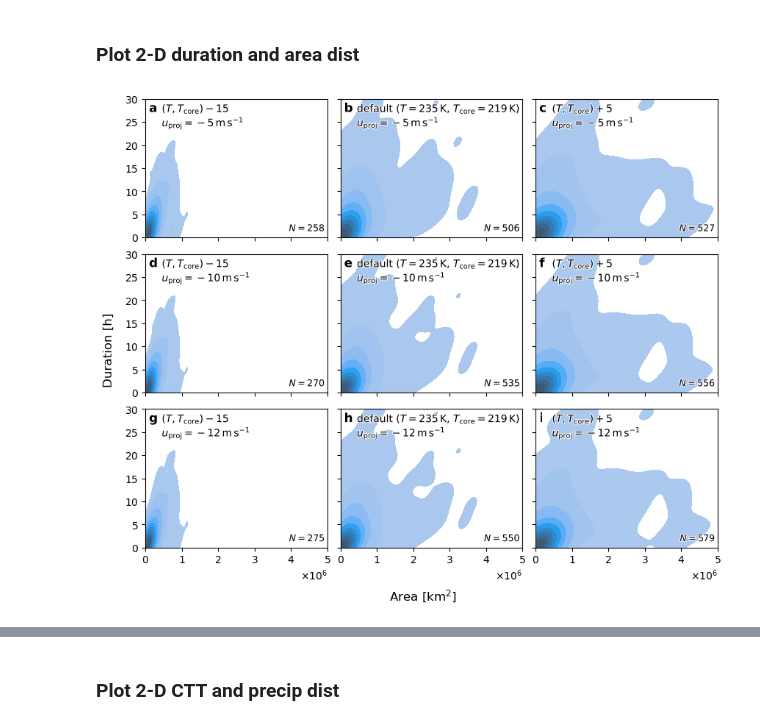
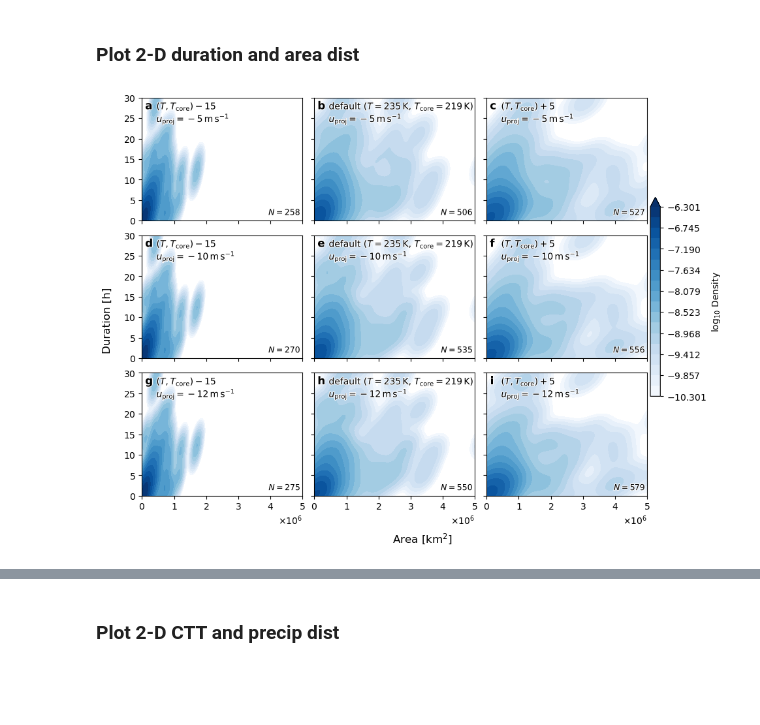
Before and after one commit to knubez/TAMS, a Jupyter notebook: docs/examples/tracking-options.ipynb, the cells around one changed output, grey strips where cells are left out. Saved outputs shown, nothing was run; the diff lists cells and outputs as text; code cells hidden in the pictures; blank space fills up the shorter version.

Commit message:
Shared colorbar in 2-D dist fig

```diff
--- a/docs/examples/tracking-options.ipynb
+++ b/docs/examples/tracking-options.ipynb
@@ -361,7 +362,7 @@ m = len(projs)
 n = 3
 assert m * n == len(cases)
 
-fig, axs = plt.subplots(m, n, figsize=(8.2, 7), sharex=True, sharey=True, constrained_layout=True)
+fig, axs = plt.subplots(m, n, figsize=(9.25, 7), sharex=True, sharey=True, constrained_layout=True)
 
 for a, (key, ce), ax in zip(ascii_lowercase, cases.items(), axs.flat):
     n = ce.mcs_id.nunique()
@@ -371,13 +372,32 @@ for a, (key, ce), ax in zip(ascii_lowercase, cases.items(), axs.flat):
     data = pd.concat([area, dur], axis="columns")
 
     # sns.jointplot(x="area_km2", y="duration_h", kind="kde", joint_kws=dict(fill=True), ax=ax, data=data)
-    sns.kdeplot(x="area_km2", y="duration_h",
-        fill=True,
-        common_norm=True, clip=(0, None), hue_norm=(0, 0.5),
-        ax=ax, data=data,
-    )
+    # sns.kdeplot(x="area_km2", y="duration_h",
+    #     fill=True,
+    #     common_norm=True, clip=(0, None), hue_norm=(0, 0.5),
+    #     ax=ax, data=data,
+    #     cbar=True,
+    # )
     # TODO: ensure same levels?
     # sns.rugplot(x="area_km2", y="duration_h", ax=ax, data=data)
+
+    # Manual KDE
+    kde = gaussian_kde(np.column_stack((data["area_km2"], data["duration_h"])).T)
+    X, Y = np.mgrid[0:5e6:100j, 0:30:100j]
+    pos = np.column_stack((X.ravel(), Y.ravel())).T
+    Z = np.reshape(kde(pos).T, X.shape)
+    im = ax.contourf(
+        X, Y,
+        # Z,
+        np.log10(np.where(Z > 0, Z, np.nan)),
+        # levels=np.linspace(0.005e-7, 4.5e-7, 9),
+        # levels=np.r_[0.001, 0.005, 0.05, 0.5, 1, 2, 3, 4, 5] * 1e-7,
+        # levels=np.linspace(0.005e-7, 4.5e-7, 30),
+        # levels=np.power(10, np.linspace(np.log10(5e-11), np.log10(5e-7), 30)), norm=mpl.colors.LogNorm(5e-11, 5e-7),
+        levels=np.linspace(np.log10(5e-11), np.log10(5e-7), 19),
+        extend="max",
+        cmap=sns.color_palette("Blues", as_cmap=True),
+    )
 
     #ax.text(0.99, 0.98, f"$N={n}$", size=9, ha="right", va="top", transform=ax.transAxes)
     ax.text(0.99, 0.03, f"$N={n}$",
@@ -390,34 +410,41 @@ for a, (key, ce), ax in zip(ascii_lowercase, cases.items(), axs.flat):
     # ax.set_title(key, size=10)
     i = key.index(", $u_")
     l1, l2 = key[:i], key[i+2:]
     xt, yt = 0.09, 0.975
     kws = dict(
         size=10,
         ha="left", va="top",
         path_effects=[path_effects.withStroke(linewidth=1.5, foreground="w")],
         transform=ax.transAxes,
     )
     ax.text(xt, yt, l1, **kws)
     ax.text(xt, yt - 0.09, l2, **kws)
 
     ax.set_xlabel("")
     ax.set_ylabel("")
     ax.text(0.02, 0.97, f"{a}",
         size=12, weight="bold",
         ha="left", va="top",
         path_effects=[path_effects.withStroke(linewidth=1.5, foreground="w")],
         transform=ax.transAxes,
     )
 
+# mt = mpl.ticker.ScalarFormatter(useMathText=True)
+cbar = fig.colorbar(im, ax=axs, shrink=0.5, pad=0,
+    label="log$_{10}$ Density",
+    extend="max",
+    # format=lambda x, pos: 10**x,
+)
+
 fig.supxlabel("Area [km$^2$]")
 fig.supylabel("Duration [h]", x=-0.03)
 
 ax.set_xlim(xmin=0, xmax=0.5e7)
 ax.set_ylim(ymin=0, ymax=30)
 
 fig.savefig("mpas-tracking-options-duration-area-2d-kde.pdf", bbox_inches="tight", pad_inches=0.05, transparent=False)
 # %% [output]
-[figure, old version]
+[figure, new version]
 # %%
 list(cases.values())[0].head(3)
 # %% [output]
```
Also changed, not shown: parts of 5 cells of this notebook.
